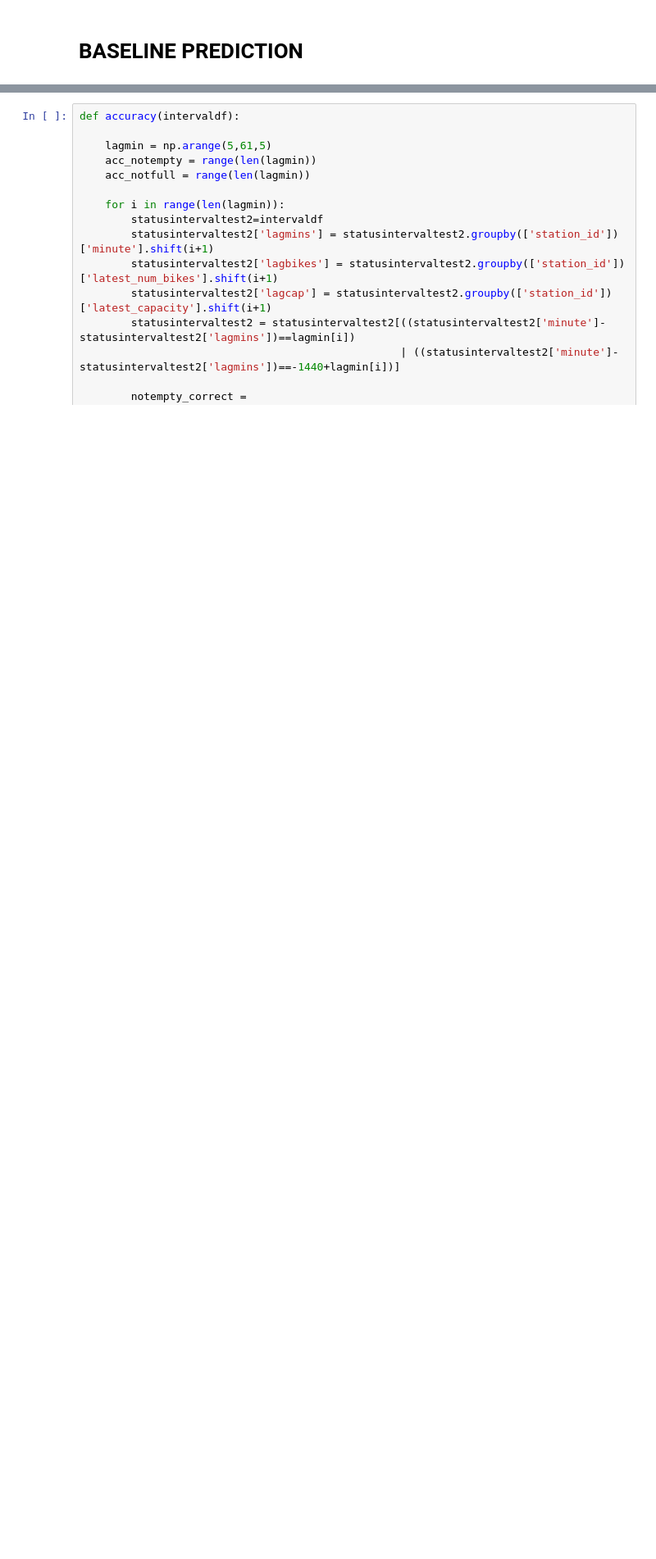
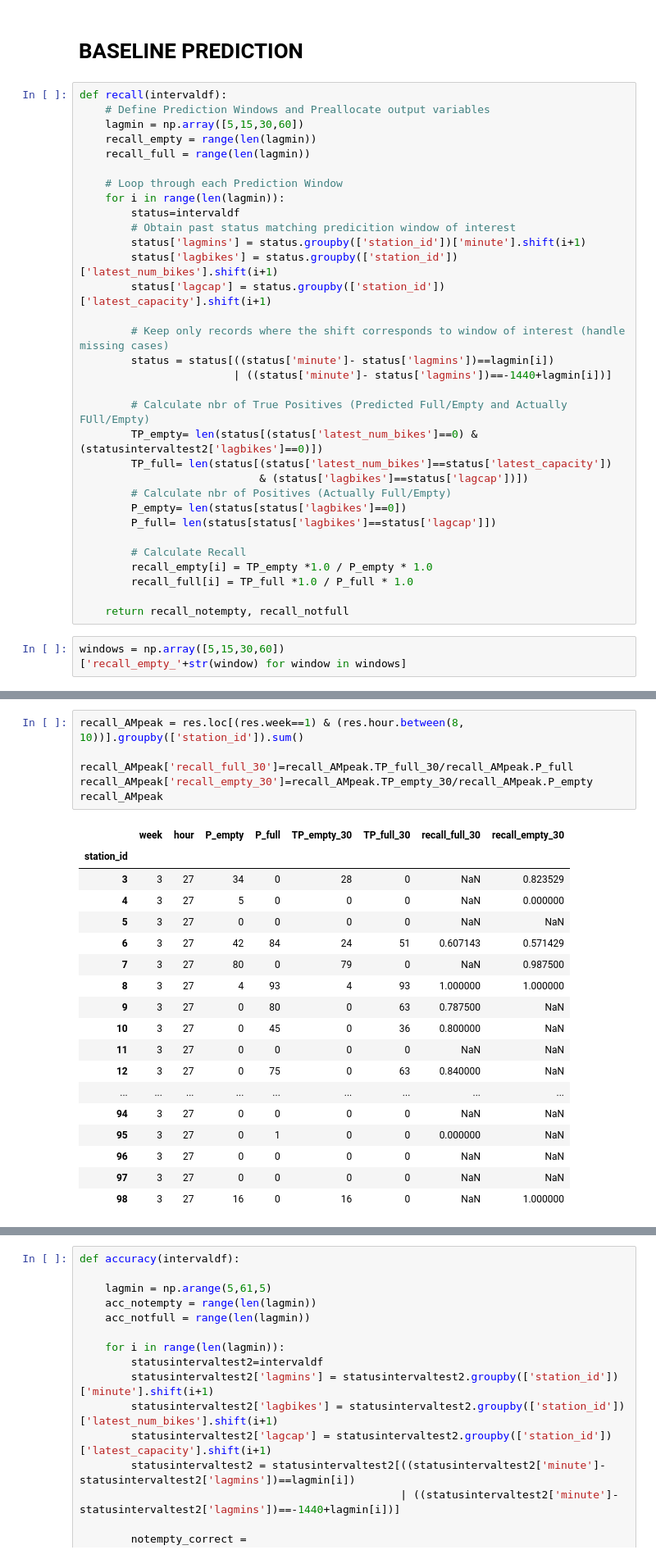
Before and after one commit to CS109Hubway/classp, a Jupyter notebook: Test_Hubway.ipynb, the cells around one changed output, grey strips where cells are left out. Shown at 82% size. Drawn from its saved outputs; the diff is of its cells as text; blank space fills up the shorter version.

Commit message:
Added The recall by station for the morning and pm peak for a window of 30 minutes, Function allows for different windows

```diff
--- a/Test_Hubway.ipynb
+++ b/Test_Hubway.ipynb
@@ -515,2 +515,37 @@ del MLB
 # %% [markdown]
 # BASELINE PREDICTION
+# %%
+def recall(intervaldf):
+    # Define Prediction Windows and Preallocate output variables
+    lagmin = np.array([5,15,30,60])
+    recall_empty = range(len(lagmin))
+    recall_full = range(len(lagmin))
+
+    # Loop through each Prediction Window
+    for i in range(len(lagmin)):
+        status=intervaldf
+        # Obtain past status matching predicition window of interest
+        status['lagmins'] = status.groupby(['station_id'])['minute'].shift(i+1)
+        status['lagbikes'] = status.groupby(['station_id'])['latest_num_bikes'].shift(i+1)
+        status['lagcap'] = status.groupby(['station_id'])['latest_capacity'].shift(i+1)
+
+        # Keep only records where the shift corresponds to window of interest (handle missing cases)
+        status = status[((status['minute']- status['lagmins'])==lagmin[i])
+                        | ((status['minute']- status['lagmins'])==-1440+lagmin[i])]
+
+        # Calculate nbr of True Positives (Predicted Full/Empty and Actually FUll/Empty)
+        TP_empty= len(status[(status['latest_num_bikes']==0) & (statusintervaltest2['lagbikes']==0)])
+        TP_full= len(status[(status['latest_num_bikes']==status['latest_capacity'])
+                            & (status['lagbikes']==status['lagcap'])])
+        # Calculate nbr of Positives (Actually Full/Empty)
+        P_empty= len(status[status['lagbikes']==0])
+        P_full= len(status[status['lagbikes']==status['lagcap']])
+
+        # Calculate Recall
+        recall_empty[i] = TP_empty *1.0 / P_empty * 1.0
+        recall_full[i] = TP_full *1.0 / P_full * 1.0
+
+    return recall_notempty, recall_notfull
+# %%
+windows = np.array([5,15,30,60])
+['recall_empty_'+str(window) for window in windows]
@@ -516,0 +609,25 @@ del MLB
+# %%
+recall_AMpeak = res.loc[(res.week==1) & (res.hour.between(8, 10))].groupby(['station_id']).sum()
+
+recall_AMpeak['recall_full_30']=recall_AMpeak.TP_full_30/recall_AMpeak.P_full
+recall_AMpeak['recall_empty_30']=recall_AMpeak.TP_empty_30/recall_AMpeak.P_empty
+recall_AMpeak
+# %% [output]
+|  | week | hour | P_empty | P_full | TP_empty_30 | TP_full_30 | recall_full_30 | recall_empty_30 |
+| station_id |  |  |  |  |  |  |  |  |
+| 3 | 3 | 27 | 34 | 0 | 28 | 0 | NaN | 0.823529 |
+| 4 | 3 | 27 | 5 | 0 | 0 | 0 | NaN | 0.000000 |
+| 5 | 3 | 27 | 0 | 0 | 0 | 0 | NaN | NaN |
+| 6 | 3 | 27 | 42 | 84 | 24 | 51 | 0.607143 | 0.571429 |
+| 7 | 3 | 27 | 80 | 0 | 79 | 0 | NaN | 0.987500 |
+| 8 | 3 | 27 | 4 | 93 | 4 | 93 | 1.000000 | 1.000000 |
+| 9 | 3 | 27 | 0 | 80 | 0 | 63 | 0.787500 | NaN |
+| 10 | 3 | 27 | 0 | 45 | 0 | 36 | 0.800000 | NaN |
+| 11 | 3 | 27 | 0 | 0 | 0 | 0 | NaN | NaN |
+| 12 | 3 | 27 | 0 | 75 | 0 | 63 | 0.840000 | NaN |
+| ... | ... | ... | ... | ... | ... | ... | ... | ... |
+| 94 | 3 | 27 | 0 | 0 | 0 | 0 | NaN | NaN |
+| 95 | 3 | 27 | 0 | 1 | 0 | 0 | 0.000000 | NaN |
+| 96 | 3 | 27 | 0 | 0 | 0 | 0 | NaN | NaN |
+| 97 | 3 | 27 | 0 | 0 | 0 | 0 | NaN | NaN |
+| 98 | 3 | 27 | 16 | 0 | 16 | 0 | NaN | 1.000000 |
```
Also changed, not shown: parts of 11 cells of this notebook.
